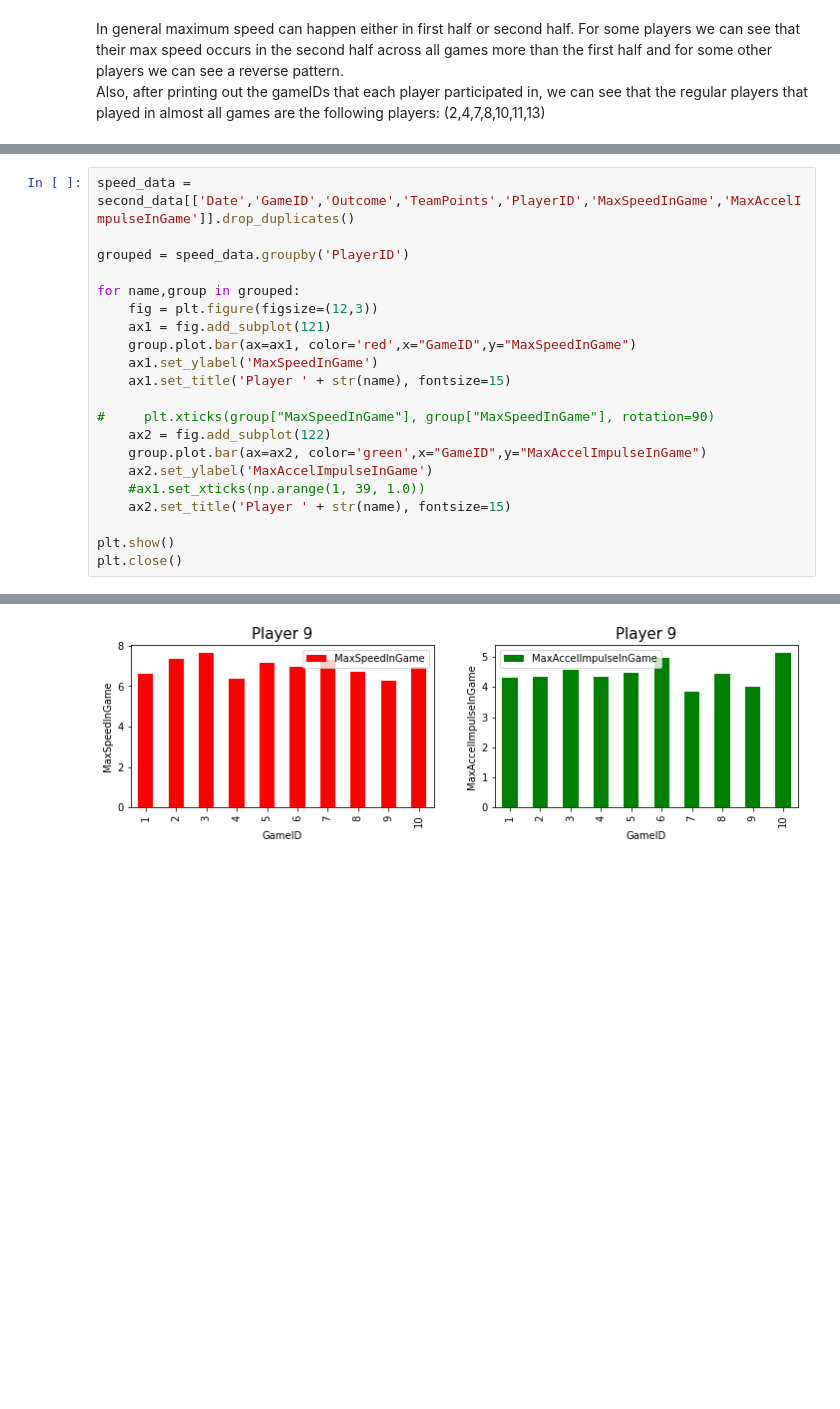
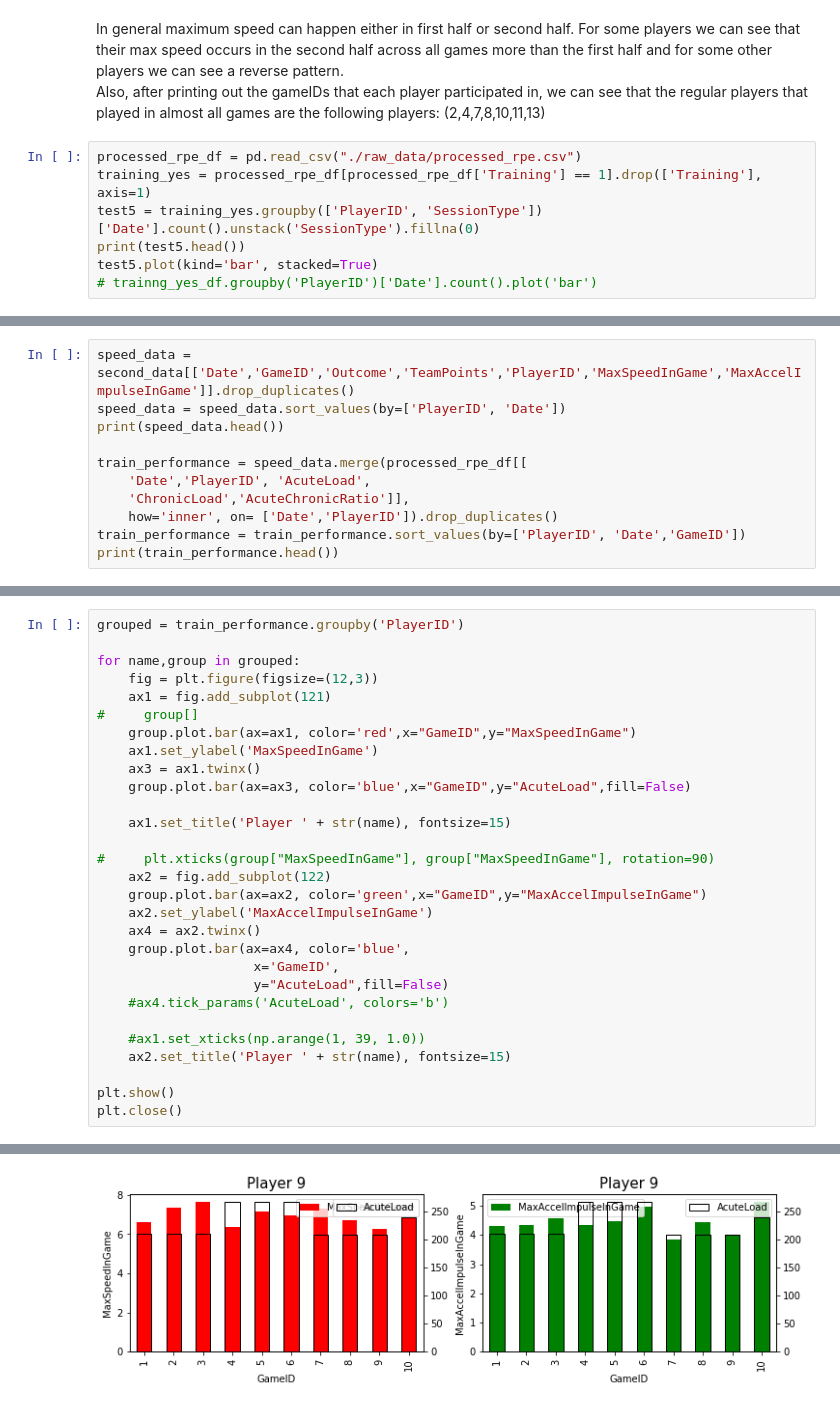
Before and after one commit to JoeRoussy/sta2453-project-1, a Jupyter notebook: gps_factor_analysis.ipynb, the cells around one changed output, grey strips where cells are left out. Drawn from its saved outputs; the diff is of its cells as text; blank space fills up the shorter version.

```diff
--- a/gps_factor_analysis.ipynb
+++ b/gps_factor_analysis.ipynb
@@ -234,3 +231,10 @@ Name: GameID, dtype: int64
 # %% [markdown]
 In general maximum speed can happen either in first half or second half. For some players we can see that their max speed occurs in the second half across all games more than the first half and for some other players we can see a reverse pattern.<br>
 Also, after printing out the gameIDs that each player participated in, we can see that the regular players that played in almost all games are the following players: (2,4,7,8,10,11,13)
+# %%
+processed_rpe_df = pd.read_csv("./raw_data/processed_rpe.csv")
+training_yes = processed_rpe_df[processed_rpe_df['Training'] == 1].drop(['Training'], axis=1)
+test5 = training_yes.groupby(['PlayerID', 'SessionType'])['Date'].count().unstack('SessionType').fillna(0)
+print(test5.head())
+test5.plot(kind='bar', stacked=True)
+# trainng_yes_df.groupby('PlayerID')['Date'].count().plot('bar')
@@ -236,0 +259,11 @@ Also, after printing out the gameIDs that each player participated in, we can se
+# %%
+speed_data = second_data[['Date','GameID','Outcome','TeamPoints','PlayerID','MaxSpeedInGame','MaxAccelImpulseInGame']].drop_duplicates()
+speed_data = speed_data.sort_values(by=['PlayerID', 'Date'])
+print(speed_data.head())
+
+train_performance = speed_data.merge(processed_rpe_df[[
+    'Date','PlayerID', 'AcuteLoad',
+    'ChronicLoad','AcuteChronicRatio']],
+    how='inner', on= ['Date','PlayerID']).drop_duplicates()
+train_performance = train_performance.sort_values(by=['PlayerID', 'Date','GameID'])
+print(train_performance.head())
@@ -237,19 +288,27 @@ Also, after printing out the gameIDs that each player participated in, we can se
 # %%
-speed_data = second_data[['Date','GameID','Outcome','TeamPoints','PlayerID','MaxSpeedInGame','MaxAccelImpulseInGame']].drop_duplicates()
-
-grouped = speed_data.groupby('PlayerID')
+grouped = train_performance.groupby('PlayerID')
 
 for name,group in grouped:
     fig = plt.figure(figsize=(12,3))
     ax1 = fig.add_subplot(121)
+#     group[]
     group.plot.bar(ax=ax1, color='red',x="GameID",y="MaxSpeedInGame")
     ax1.set_ylabel('MaxSpeedInGame')
+    ax3 = ax1.twinx()
+    group.plot.bar(ax=ax3, color='blue',x="GameID",y="AcuteLoad",fill=False)
+
     ax1.set_title('Player ' + str(name), fontsize=15)
 
 #     plt.xticks(group["MaxSpeedInGame"], group["MaxSpeedInGame"], rotation=90)
     ax2 = fig.add_subplot(122)
     group.plot.bar(ax=ax2, color='green',x="GameID",y="MaxAccelImpulseInGame")
     ax2.set_ylabel('MaxAccelImpulseInGame')
+    ax4 = ax2.twinx()
+    group.plot.bar(ax=ax4, color='blue',
+                    x='GameID',
+                    y="AcuteLoad",fill=False)
+    #ax4.tick_params('AcuteLoad', colors='b')
+
     #ax1.set_xticks(np.arange(1, 39, 1.0))
     ax2.set_title('Player ' + str(name), fontsize=15)
 
@@ -280 +326 @@ plt.close()
-[figure, old version]
+[figure, new version]
```
Also changed, not shown: parts of 5 cells of this notebook, 1 other file.
